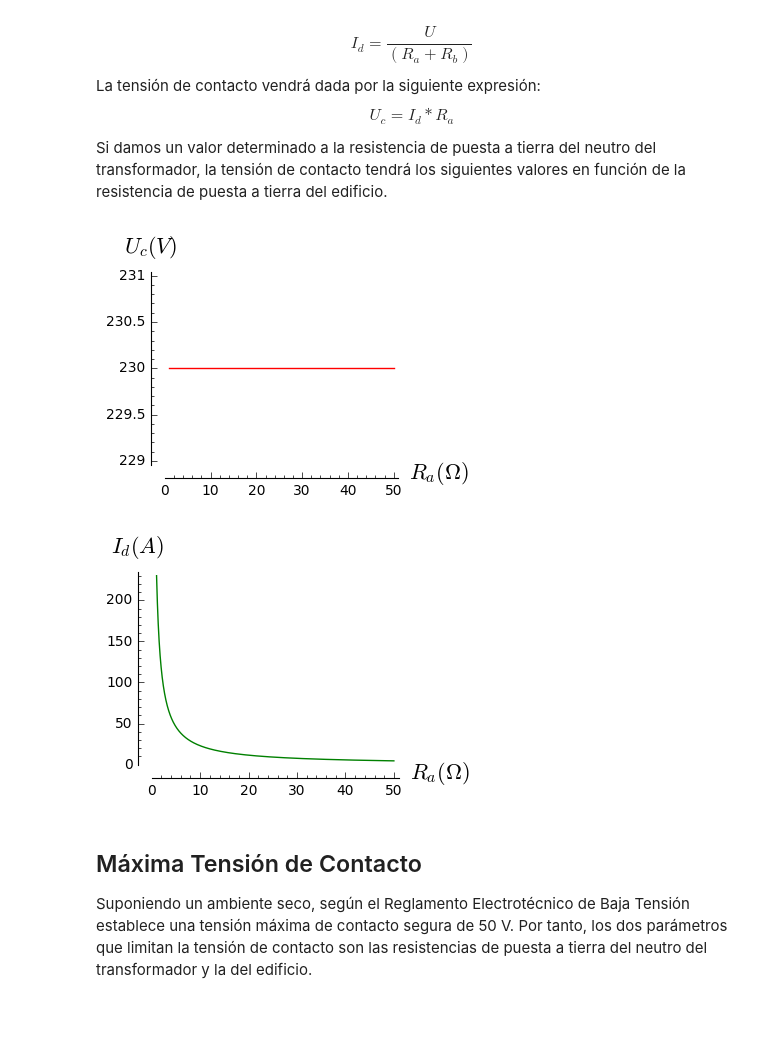
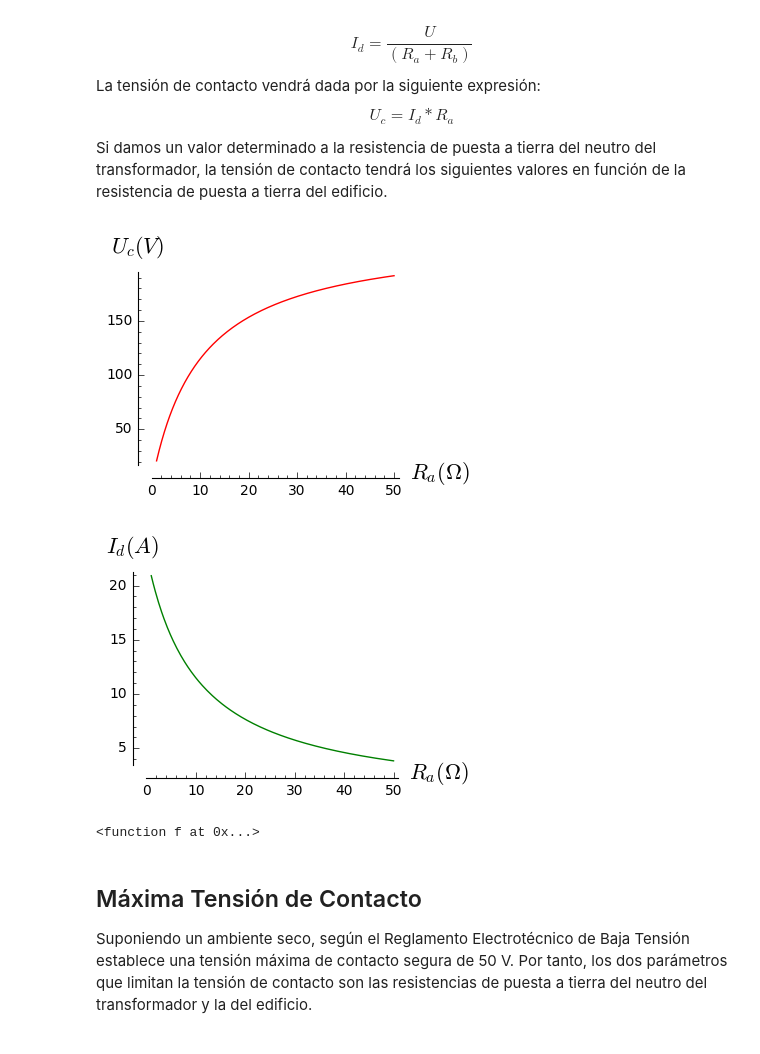
Before and after one commit to BestiaParda/InstalacionElectrica, a Jupyter notebook: TierraEdificioViviendas (1).ipynb, the cells around one changed output. Cells and saved outputs as stored; diff of their text form; code cells hidden in the pictures.

```diff
--- a/TierraEdificioViviendas (1).ipynb
+++ b/TierraEdificioViviendas (1).ipynb
@@ -31,19 +31,25 @@ Si damos un valor determinado a la resistencia de puesta a tierra del neutro del
 # %%
 from __future__ import print_function
 from ipywidgets import interact, interactive, fixed
 import ipywidgets as widgets
+from IPython.display import display
+
+w=widgets.FloatSlider(min=0.0,max=100,step=1,value=10)
+display(w)
 
 def f(rb):
     Uc(x)=230*x/(x+rb)
     Id(x)=230/(x+rb)
     p1=plot(Uc, (x, 1, 50),color='red',axes_labels =['$R_a(\Omega)$','$U_c(V)$'],figsize=4)
     p2=plot(Id, (x, 1, 50),color='green',axes_labels =['$R_a(\Omega)$','$I_d(A)$'],figsize=4)
     show (p1)
     show (p2)
-interact(f, rb=widgets.FloatSlider(min=0.0,max=100,step=1,value=10))
+
+interact(f, rb=w)
 # %% [output]
-[figure, old version]
+[figure, new version]
-[figure, old version]
+[figure, new version]
+<function f at 0x...>
 # %% [markdown]
 ## Máxima Tensión de Contacto
 Suponiendo un ambiente seco, según el Reglamento Electrotécnico de Baja Tensión establece una tensión máxima de contacto segura de 50 V.
```
